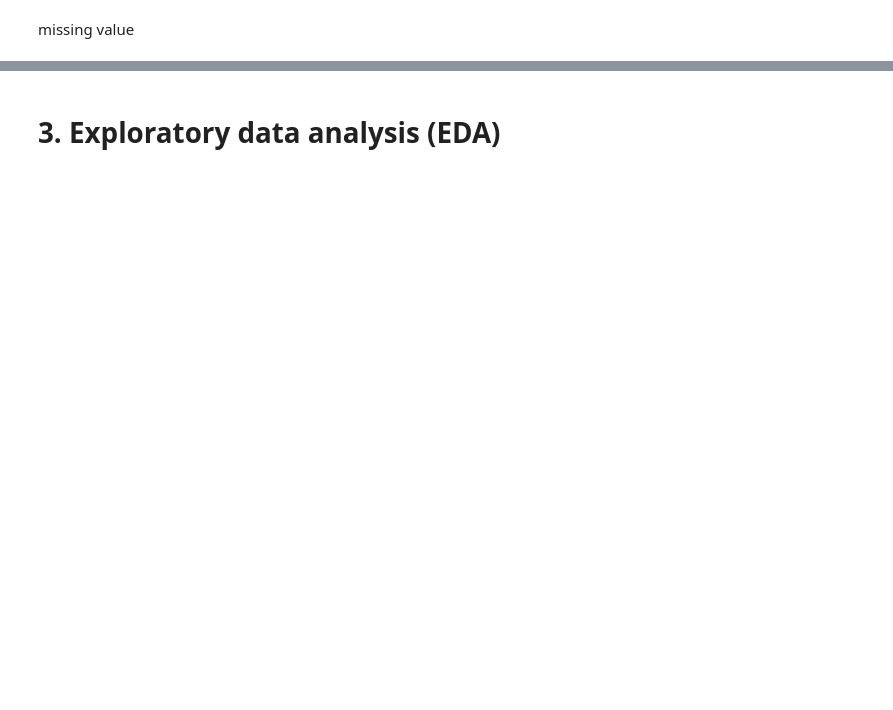
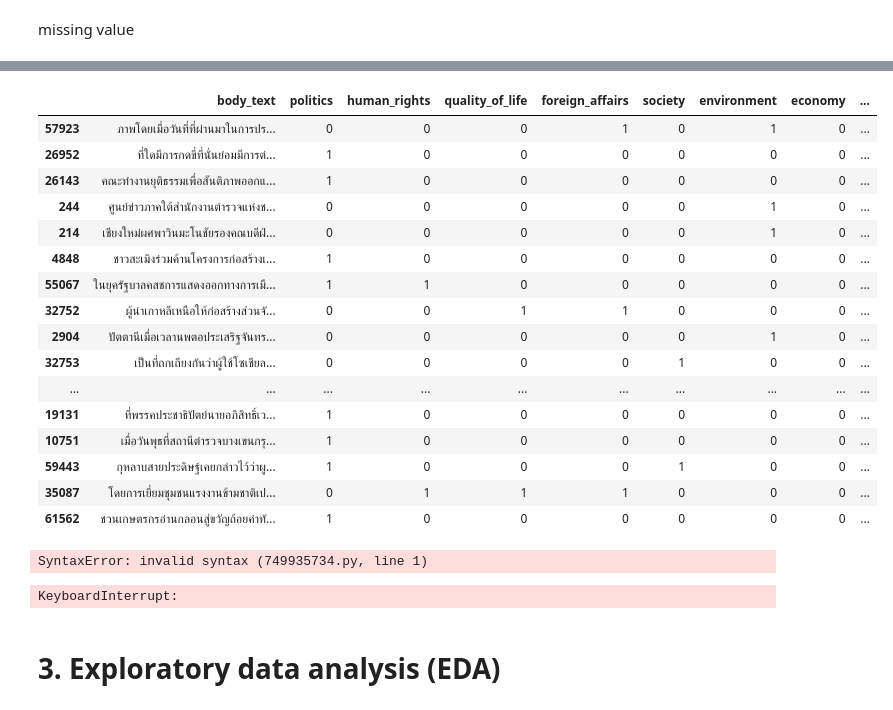
Before and after one commit to peerapat-t/Thai-news-tag-prediction-with-deployment, a Jupyter notebook: Toxic comment classification multi label.ipynb, the cells around one changed output, grey strips where cells are left out. Drawn from its saved outputs; the diff is of its cells as text; code cells hidden in the pictures; blank space fills up the shorter version.

```diff
--- a/Toxic comment classification multi label.ipynb
+++ b/Toxic comment classification multi label.ipynb
@@ -93,0 +180,50 @@ dtype: int64
+# %%
+def remove_special_characters(text):
+    pattern = r'[!@#$%^&*()\-+=\[\]{};:\'",<.>/?\\|]\n'
+    # Replace these special characters with an empty string.
+    cleaned_text = re.sub(pattern, '', text)
+
+    return cleaned_text
+# %%
+def remove_words_from_text(text):
+    words_to_remove = ['ประชาไท']
+    for word in words_to_remove:
+        text = text.replace(word, '')
+    return text
+# %%
+def remove_extra_spaces(text):
+    return re.sub(r'\s+', '', text).strip()
+# %%
+df['body_text'] = df['body_text'].apply(normalize_text)
+df['body_text'] = df['body_text'].apply(remove_html_tags)
+df['body_text'] = df['body_text'].apply(remove_urls)
+df['body_text'] = df['body_text'].apply(remove_thai_months)
+df['body_text'] = df['body_text'].apply(remove_non_thai_characters)
+df['body_text'] = df['body_text'].apply(remove_stopwords)
+df['body_text'] = df['body_text'].apply(remove_special_characters)
+df['body_text'] = df['body_text'].apply(remove_words_from_text)
+df['body_text'] = df['body_text'].apply(remove_extra_spaces)
+# %%
+df.sample(20)
+# %% [output]
+|  | body_text | politics | human_rights | quality_of_life | foreign_affairs | society | environment | economy | ... |
+| 57923 | ภาพโดยเมื่อวันที่ที่ผ่านมาในการปร... | 0 | 0 | 0 | 1 | 0 | 1 | 0 | ... |
+| 26952 | ที่ใดมีการกดขี่ที่นั่นย่อมมีการต่... | 1 | 0 | 0 | 0 | 0 | 0 | 0 | ... |
+| 26143 | คณะทำงานยุติธรรมเพื่อสันติภาพออกแ... | 1 | 0 | 0 | 0 | 0 | 0 | 0 | ... |
+| 244 | ศูนย์ข่าวภาคใต้สำนักงานตำรวจแห่งช... | 0 | 0 | 0 | 0 | 0 | 1 | 0 | ... |
+| 214 | เชียงใหม่ผศพาวินมะโนชัยรองคณบดีฝ่... | 0 | 0 | 0 | 0 | 0 | 1 | 0 | ... |
+| 4848 | ชาวสะเมิงร่วมค้านโครงการก่อสร้างเ... | 1 | 0 | 0 | 0 | 0 | 0 | 0 | ... |
+| 55067 | ในยุครัฐบาลคสชการแสดงออกทางการเมื... | 1 | 1 | 0 | 0 | 0 | 0 | 0 | ... |
+| 32752 | ผู้นำเกาหลีเหนือให้ก่อสร้างส่วนจั... | 0 | 0 | 1 | 1 | 0 | 0 | 0 | ... |
+| 2904 | ปัตตานีเมื่อเวลานพตอประเสริฐจันทร... | 0 | 0 | 0 | 0 | 0 | 1 | 0 | ... |
+| 32753 | เป็นที่ถกเถียงกันว่าผู้ใช้โซเชียล... | 0 | 0 | 0 | 0 | 1 | 0 | 0 | ... |
+| ... | ... | ... | ... | ... | ... | ... | ... | ... | ... |
+| 19131 | ที่พรรคประชาธิปัตย์นายอภิสิทธิ์เว... | 1 | 0 | 0 | 0 | 0 | 0 | 0 | ... |
+| 10751 | เมื่อวันพุธที่สถานีตำรวจบางเขนกรุ... | 1 | 0 | 0 | 0 | 0 | 0 | 0 | ... |
+| 59443 | กุหลาบสายประดิษฐ์เคยกล่าวไว้ว่าผู... | 1 | 0 | 0 | 0 | 1 | 0 | 0 | ... |
+| 35087 | โดยการเยี่ยมชุมชนแรงงานข้ามชาติเป... | 0 | 1 | 1 | 1 | 0 | 0 | 0 | ... |
+| 61562 | ชวนเกษตรกรอ่านกลอนสู่ขวัญถ้อยคำทั... | 1 | 0 | 0 | 0 | 0 | 0 | 0 | ... |
+# %%
+****
+# %% [output]
+SyntaxError: invalid syntax (749935734.py, line 1)
@@ -93,0 +233,4 @@ dtype: int64
+# %%
+df['body_text_tokenized'] = df['body_text'].apply(lambda x: tokenize_text(x))
+# %% [output]
+KeyboardInterrupt:
```
Also changed, not shown: parts of 35 cells of this notebook.
